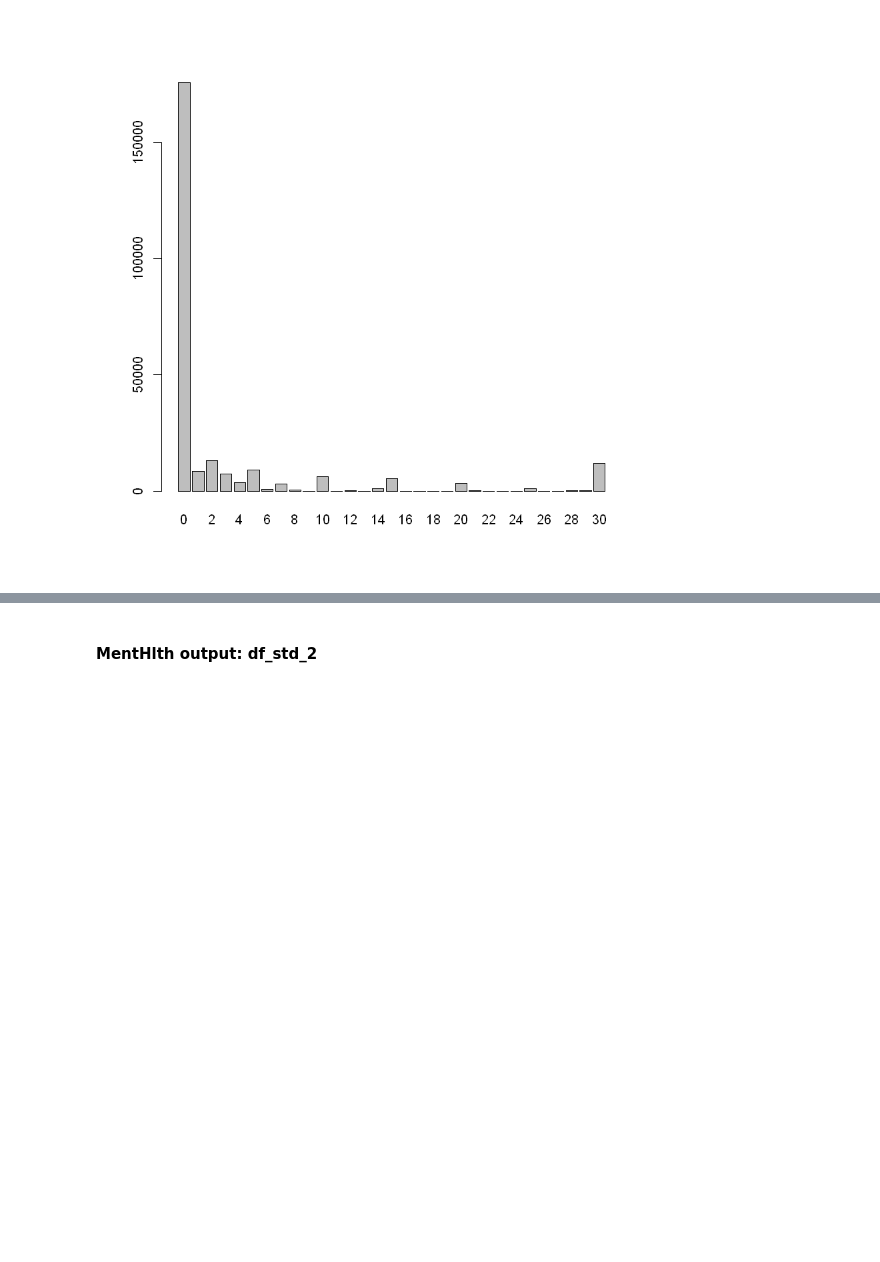
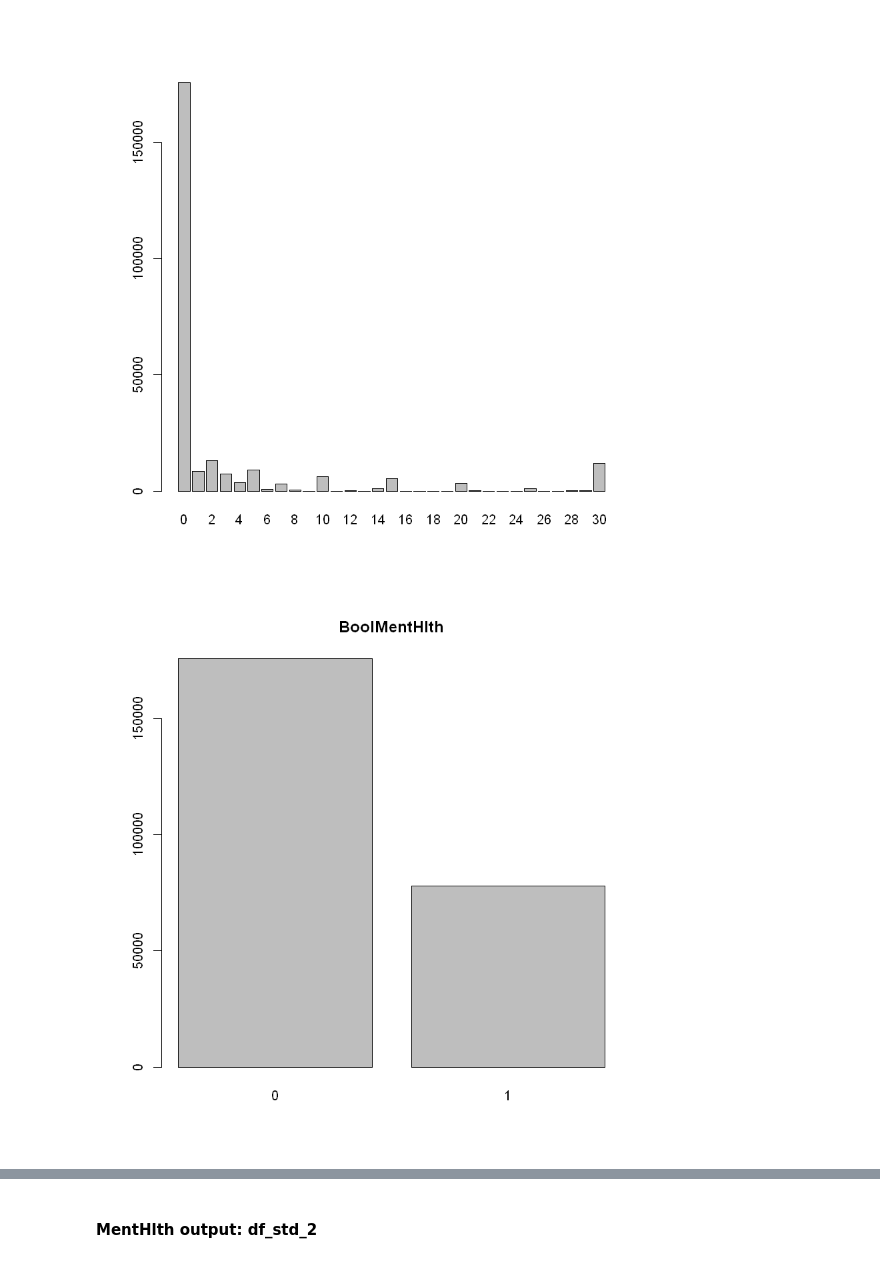
Before and after one commit to DucTrung1802/DS, a Jupyter notebook: GLM_Report/diabetes_analysis.ipynb, the cells around one changed output, grey strips where cells are left out. Cells and saved outputs as stored; diff of their text form; code cells hidden in the pictures; blank space fills up the shorter version.

```diff
--- a/GLM_Report/diabetes_analysis.ipynb
+++ b/GLM_Report/diabetes_analysis.ipynb
@@ -371,8 +238,12 @@ barplot(table(df_std_1$MentHlth))
 # %%
 new_column = rep(0, nrow(df_std_1))
 MentHlth_index = which(colnames(df_std_1) == "MentHlth")
-df_std_2 = cbind(df_std_1[,1:MentHlth_index], BoolMentHlth = new_column, df_std_1[,(MentHlth_index+1):ncol(df)])
+df_std_2 = cbind(df_std_1[,1:MentHlth_index], BoolMentHlth = new_column, df_std_1[,(MentHlth_index+1):ncol(df_std_1)])
 # %%
 df_std_2[df_std_2$MentHlth > 0, ]$BoolMentHlth = 1
 # %%
 df_std_2$BoolMentHlth = factor(df_std_2$BoolMentHlth)
+# %%
+barplot(table(df_std_2$BoolMentHlth), main="BoolMentHlth")
+# %% [output]
+[figure, added]
```
Also changed, not shown: parts of 47 cells of this notebook.
